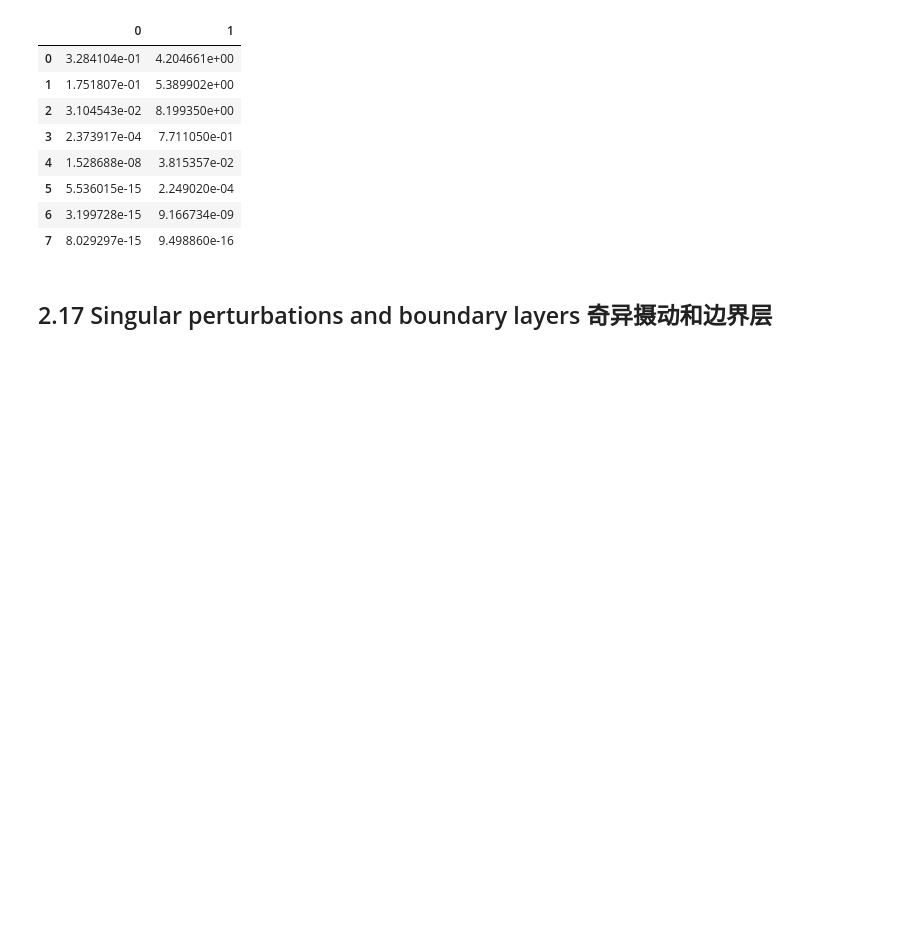
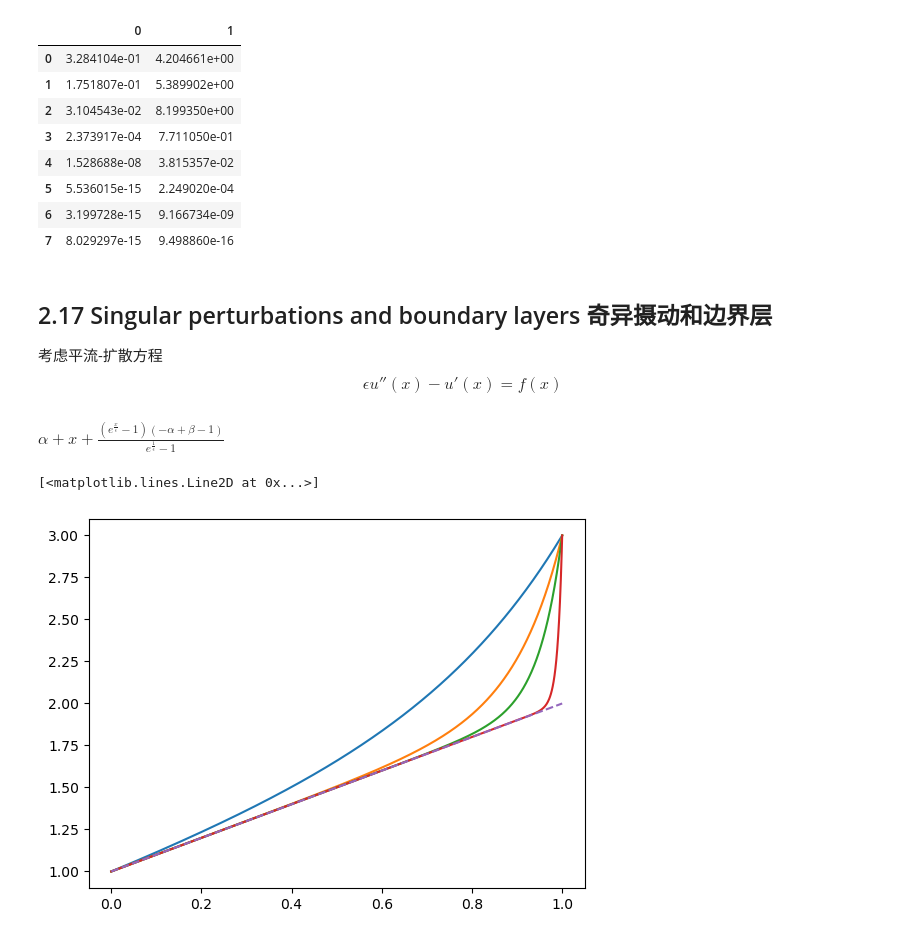
Before and after one commit to qgdr/Finite-Difference-Methods, a Jupyter notebook: I Boundary Value Problems and Iterative Methods/02 Steady States/note.ipynb, the cells around one changed output. Cells and saved outputs as stored; diff of their text form; code cells hidden in the pictures; blank space fills up the shorter version.

```diff
--- a/I Boundary Value Problems and Iterative Methods/02 Steady States/note.ipynb
+++ b/I Boundary Value Problems and Iterative Methods/02 Steady States/note.ipynb
@@ -422,3 +422,24 @@ df
 | 7 | 8.029297e-15 | 9.498860e-16 |
 # %% [markdown]
 ## 2.17 Singular perturbations and boundary layers 奇异摄动和边界层
+
+考虑平流-扩散方程
+$$ \epsilon u''(x)-u'(x)=f(x) $$
+# %%
+a, b, x, e = symbols("alpha, beta, x, epsilon")
+
+u = a+x+(b-a-1)/(exp(1/e)-1)*(exp(x/e)-1)
+u
+# %% [output]
+$\displaystyle \alpha + x + \frac{\left(e^{\frac{x}{\epsilon}} - 1\right) \left(- \alpha + \beta - 1\right)}{e^{\frac{1}{\epsilon}} - 1}$
+# %%
+u_func = lambdify([a, b, e, x], u, 'numpy')
+
+x_eval = np.linspace(0, 1, 1000)
+for ep in [0.3, 0.1, 0.05, 0.01]:
+    plt.plot(x_eval, u_func(1, 3, ep, x_eval))
+
+plt.plot(x_eval, x_eval+1, '--')
+# %% [output]
+[<matplotlib.lines.Line2D at 0x...>]
+[figure, added]
```
Also changed, not shown: parts of 3 cells of this notebook.
